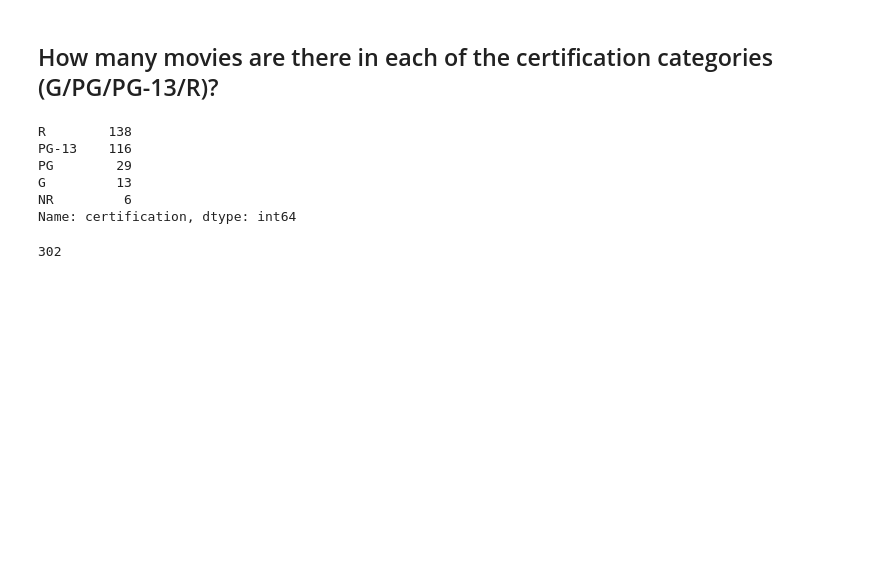
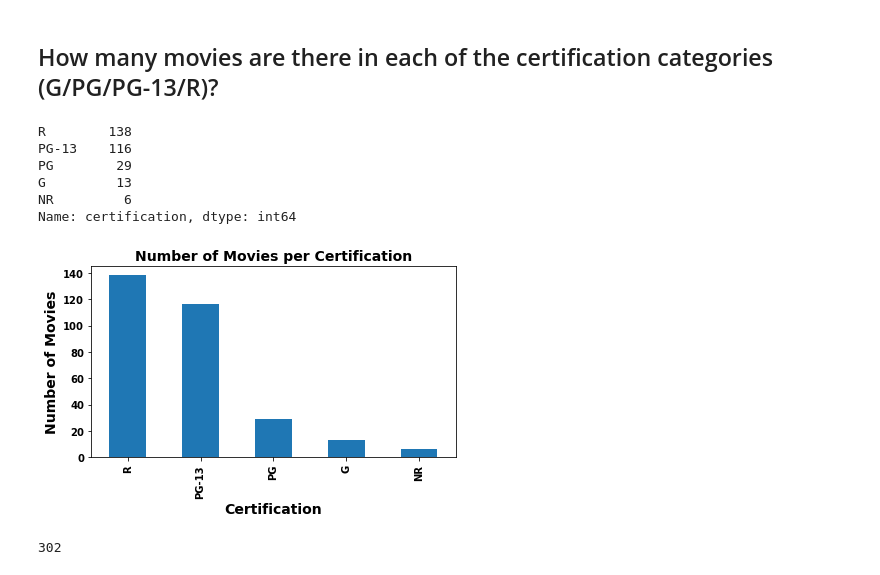
Before and after one commit to HalimaLadan/Business-Analysis-On-Movie-Production, a Jupyter notebook: Movies Project_Part2(EDA).ipynb, the cells around one changed output. Saved outputs shown, nothing was run; the diff lists cells and outputs as text; code cells hidden in the pictures; blank space fills up the shorter version.

```diff
--- a/Movies Project_Part2(EDA).ipynb
+++ b/Movies Project_Part2(EDA).ipynb
@@ -164,16 +164,28 @@ dtypes: float64(9), object(17)
 memory usage: 71.3+ KB
 # %% [markdown]
 ## How many movies are there in each of the certification categories (G/PG/PG-13/R)?
+# %%
+#Number of movies per certification
+new_df["certification"].value_counts()
+# %% [output]
+R        138
+PG-13    116
+PG        29
+G         13
+NR         6
+Name: certification, dtype: int64
 # %%
-#Number of movies per certification
-new_df["certification"].value_counts()
+#Barchart representation of the number of movies per certification
+new_df["certification"].value_counts().plot.bar()
+plt.title('Number of Movies per Certification', fontsize = 14, weight='bold')
+plt.xlabel('Certification', fontsize = 14, weight='bold')
+plt.ylabel('Number of Movies', fontsize = 14, weight='bold');
+plt.xticks(fontsize = 10, weight='bold')
+plt.yticks(fontsize = 10, weight='bold');
+plt.tight_layout()
+plt.show;
 # %% [output]
-R        138
-PG-13    116
-PG        29
-G         13
-NR         6
-Name: certification, dtype: int64
+[figure, added]
 # %%
 #Total number of movies with certification under the new filtered dataframe
 new_df["certification"].value_counts().sum()
```
Also changed, not shown: parts of 8 cells of this notebook, 1 other file.
